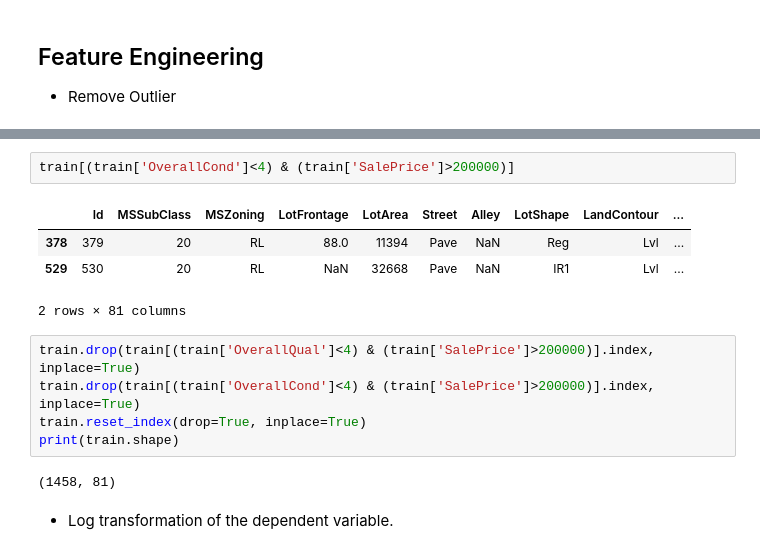
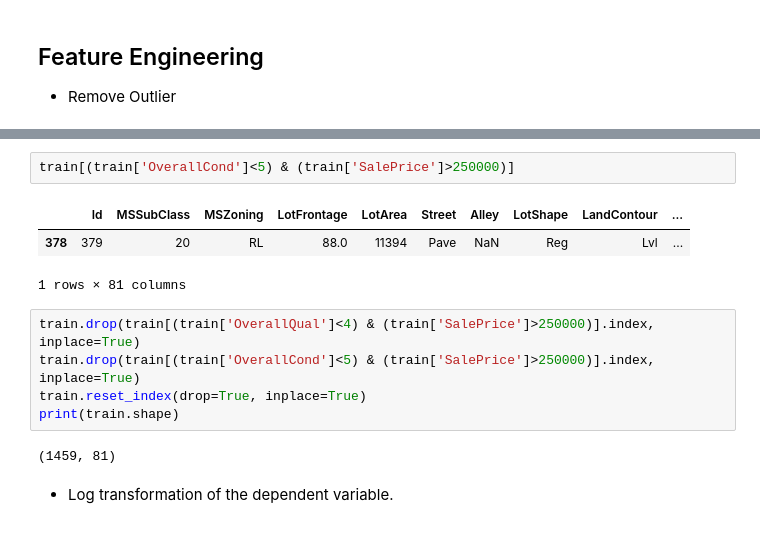
Before and after one commit to mucollabo/kaggle, a Jupyter notebook: Competitions/BostonHousePrice/houseprices-charles01.ipynb, the cells around one changed output, grey strips where cells are left out. Drawn from its saved outputs; the diff is of its cells as text.

Commit message:
Kaggle Notebook | HousePrices_charles01 | Version 3

```diff
--- a/Competitions/BostonHousePrice/houseprices-charles01.ipynb
+++ b/Competitions/BostonHousePrice/houseprices-charles01.ipynb
@@ -106,19 +131,18 @@ train[(train['OverallQual']<4) & (train['SalePrice']>200000)]
 |  | Id | MSSubClass | MSZoning | LotFrontage | LotArea | Street | Alley | LotShape | LandContour | ... |
 0 rows × 81 columns
 # %%
-train[(train['OverallCond']<4) & (train['SalePrice']>200000)]
+train[(train['OverallCond']<5) & (train['SalePrice']>250000)]
 # %% [output]
 |  | Id | MSSubClass | MSZoning | LotFrontage | LotArea | Street | Alley | LotShape | LandContour | ... |
 | 378 | 379 | 20 | RL | 88.0 | 11394 | Pave | NaN | Reg | Lvl | ... |
-| 529 | 530 | 20 | RL | NaN | 32668 | Pave | NaN | IR1 | Lvl | ... |
-2 rows × 81 columns
+1 rows × 81 columns
 # %%
-train.drop(train[(train['OverallQual']<4) & (train['SalePrice']>200000)].index, inplace=True)
-train.drop(train[(train['OverallCond']<4) & (train['SalePrice']>200000)].index, inplace=True)
+train.drop(train[(train['OverallQual']<4) & (train['SalePrice']>250000)].index, inplace=True)
+train.drop(train[(train['OverallCond']<5) & (train['SalePrice']>250000)].index, inplace=True)
 train.reset_index(drop=True, inplace=True)
 print(train.shape)
 # %% [output]
-(1458, 81)
+(1459, 81)
 # %% [markdown]
 * Log transformation of the dependent variable.
 # %%
```
Also changed, not shown: parts of 14 cells of this notebook.
